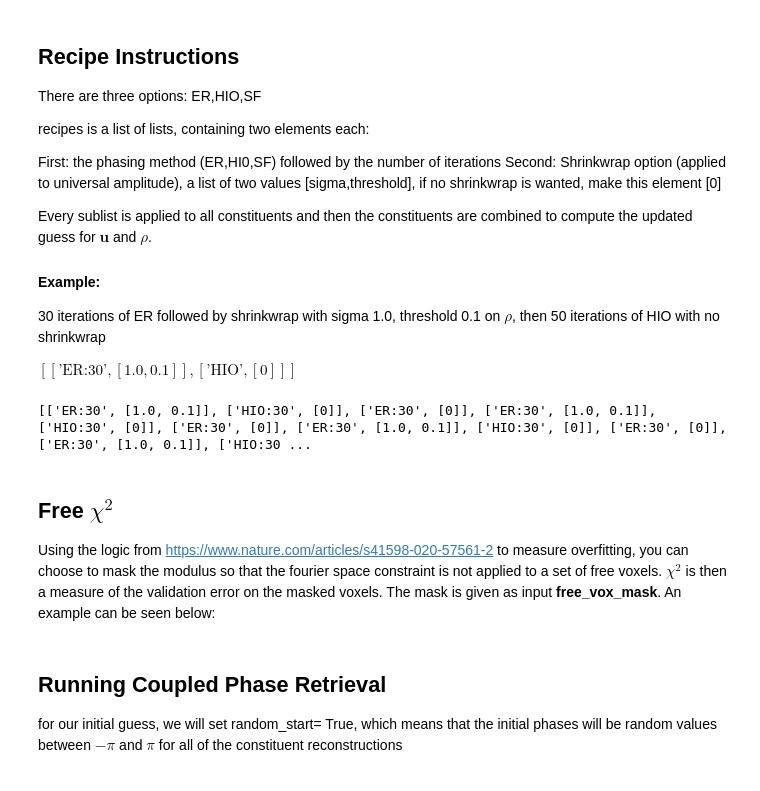
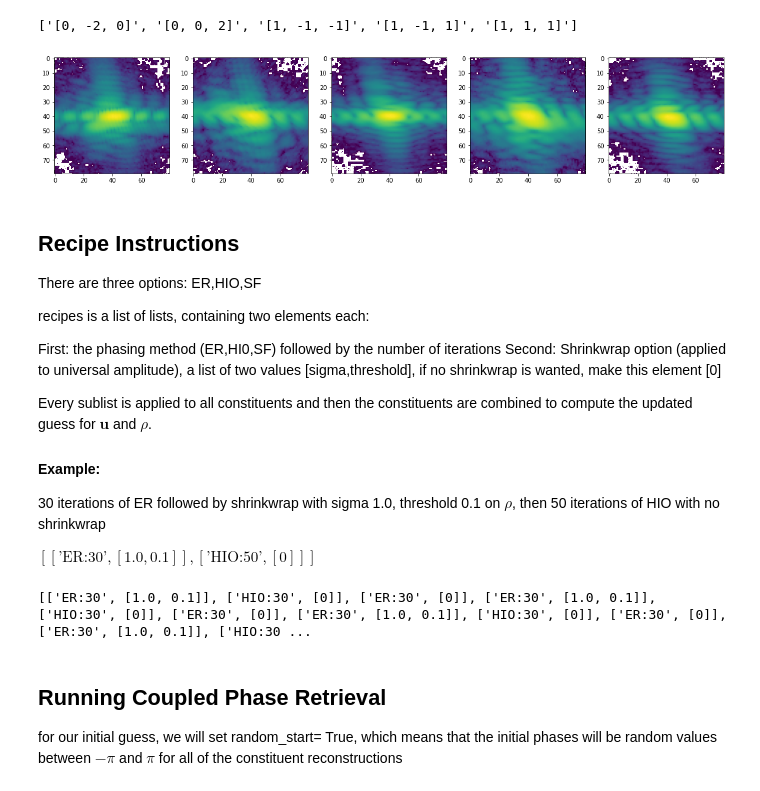
Before and after one commit to siddharth-maddali/Phaser, a Jupyter notebook: Tutorial.ipynb, the cells around one changed output. Cells and saved outputs as stored; diff of their text form; code cells hidden in the pictures.

```diff
--- a/Tutorial.ipynb
+++ b/Tutorial.ipynb
@@ -91,3 +15,10 @@ plt.show()
+# %%
+data,qs = extract_data('grain_7_tutorial.h5',crop=10)
+data = data[1:]
+qs = qs[1:]
+# %% [output]
+['[0, -2, 0]', '[0, 0, 2]', '[1, -1, -1]', '[1, -1, 1]', '[1, 1, 1]']
+[figure, added]
 # %% [markdown]
 ## Recipe Instructions ##
 
@@ -103,7 +34,7 @@ Every sublist is applied to all constituents and then the constituents are combi
 #### Example: ####
 30 iterations of ER followed by shrinkwrap with sigma 1.0, threshold 0.1 on $\rho$, then 50 iterations of HIO with no shrinkwrap
 
-$[[\text{'ER:30'},[1.0,0.1]],[\text{'HIO'},[0]]]$
+$[[\text{'ER:30'},[1.0,0.1]],[\text{'HIO:50'},[0]]]$
 # %%
 
 
@@ -119,7 +50,3 @@ recipes[-1] = [r1,[1.0,0.1]]
 print(recipes)
 # %% [output]
 [['ER:30', [1.0, 0.1]], ['HIO:30', [0]], ['ER:30', [0]], ['ER:30', [1.0, 0.1]], ['HIO:30', [0]], ['ER:30', [0]], ['ER:30', [1.0, 0.1]], ['HIO:30', [0]], ['ER:30', [0]], ['ER:30', [1.0, 0.1]], ['HIO:30 ...
-# %% [markdown]
-## Free $\chi^2$ ##
-
-Using the logic from https://www.nature.com/articles/s41598-020-57561-2 to measure overfitting, you can choose to mask the modulus so that the fourier space constraint is not applied to a set of free voxels. $\chi^2$ is then a measure of the validation error on the masked voxels. The mask is given as input __free_vox_mask__. An example can be seen below:
```
Also changed, not shown: parts of 11 cells of this notebook, 14 other files.
